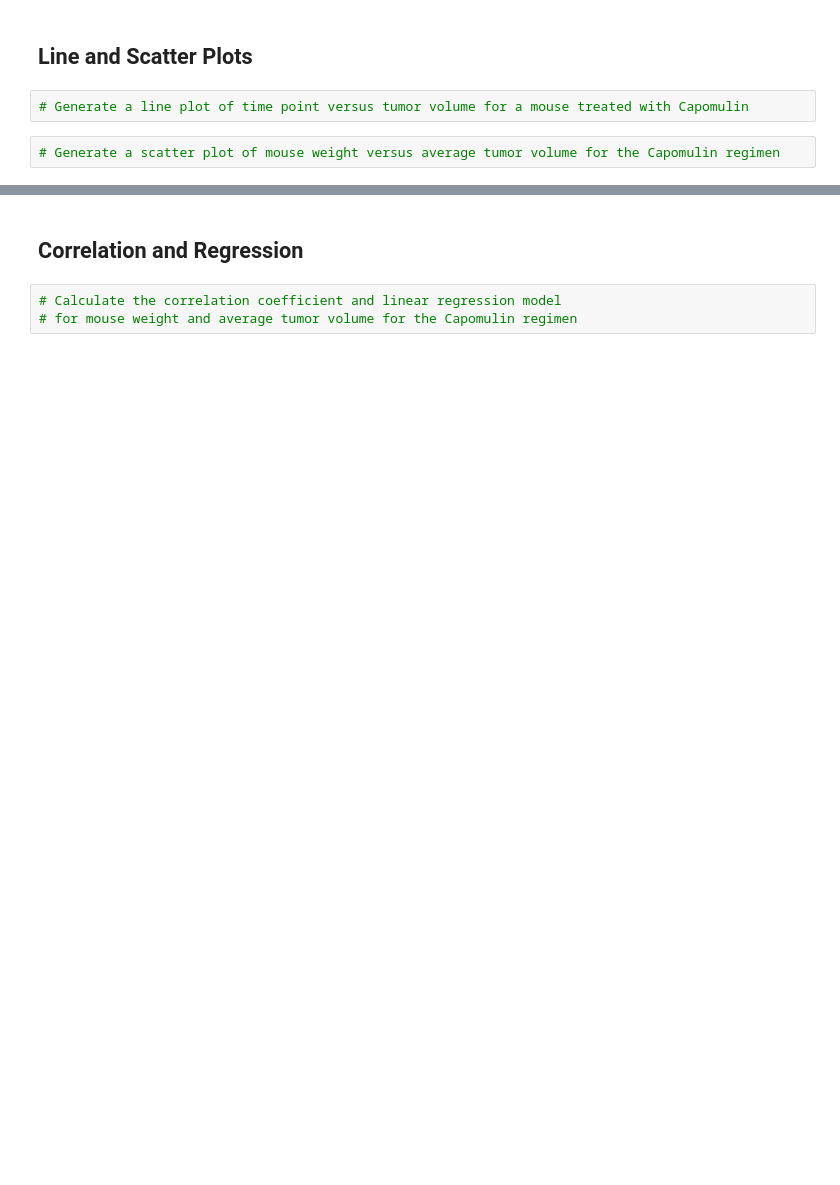
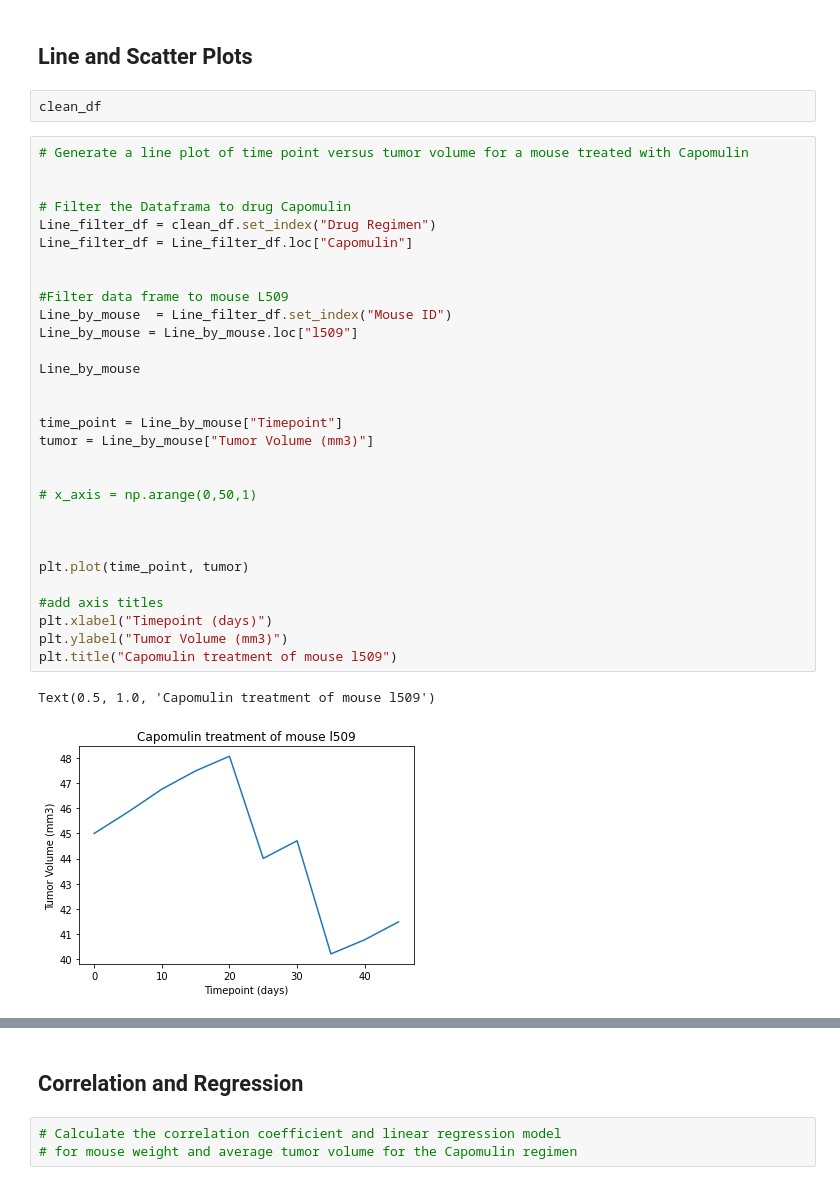
Before and after one commit to sSalvs/matplotlib_homework, a Jupyter notebook: Pymaceuticals.ipynb, the cells around one changed output, grey strips where cells are left out. Drawn from its saved outputs; the diff is of its cells as text; blank space fills up the shorter version.

```diff
--- a/Pymaceuticals.ipynb
+++ b/Pymaceuticals.ipynb
@@ -293,6 +427,37 @@ pyplot_pie = male_vs_female_df.plot.pie(y='Sex', autopct="%1.1f%%",
 # %% [markdown]
 ## Line and Scatter Plots
-# %%
-# Generate a line plot of time point versus tumor volume for a mouse treated with Capomulin
-# %%
-# Generate a scatter plot of mouse weight versus average tumor volume for the Capomulin regimen
+# %%
+clean_df
+# %%
+# Generate a line plot of time point versus tumor volume for a mouse treated with Capomulin
+
+
+# Filter the Dataframa to drug Capomulin
+Line_filter_df = clean_df.set_index("Drug Regimen")
+Line_filter_df = Line_filter_df.loc["Capomulin"]
+
+
+#Filter data frame to mouse L509
+Line_by_mouse  = Line_filter_df.set_index("Mouse ID")
+Line_by_mouse = Line_by_mouse.loc["l509"]
+
+Line_by_mouse
+
+
+time_point = Line_by_mouse["Timepoint"]
+tumor = Line_by_mouse["Tumor Volume (mm3)"]
+
+
+# x_axis = np.arange(0,50,1)
+
+
+
+plt.plot(time_point, tumor)
+
+#add axis titles
+plt.xlabel("Timepoint (days)")
+plt.ylabel("Tumor Volume (mm3)")
+plt.title("Capomulin treatment of mouse l509")
+# %% [output]
+Text(0.5, 1.0, 'Capomulin treatment of mouse l509')
+[figure, added]
```
Also changed, not shown: parts of 12 cells of this notebook, 1 other file.
